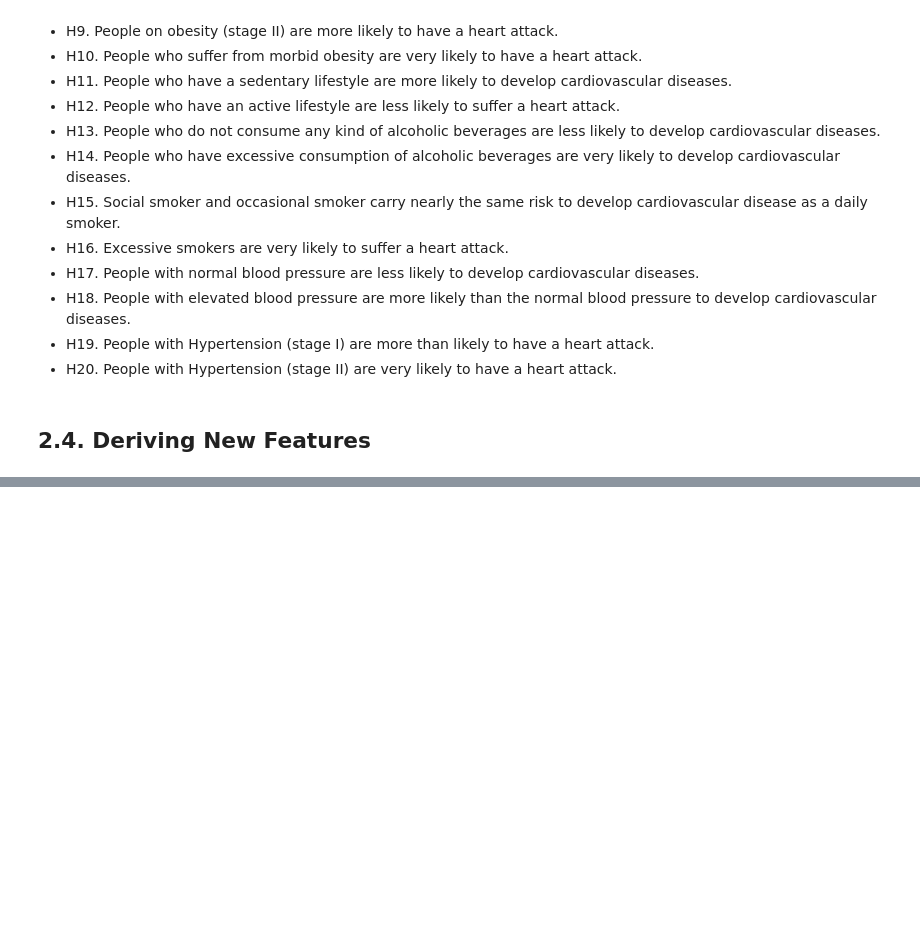
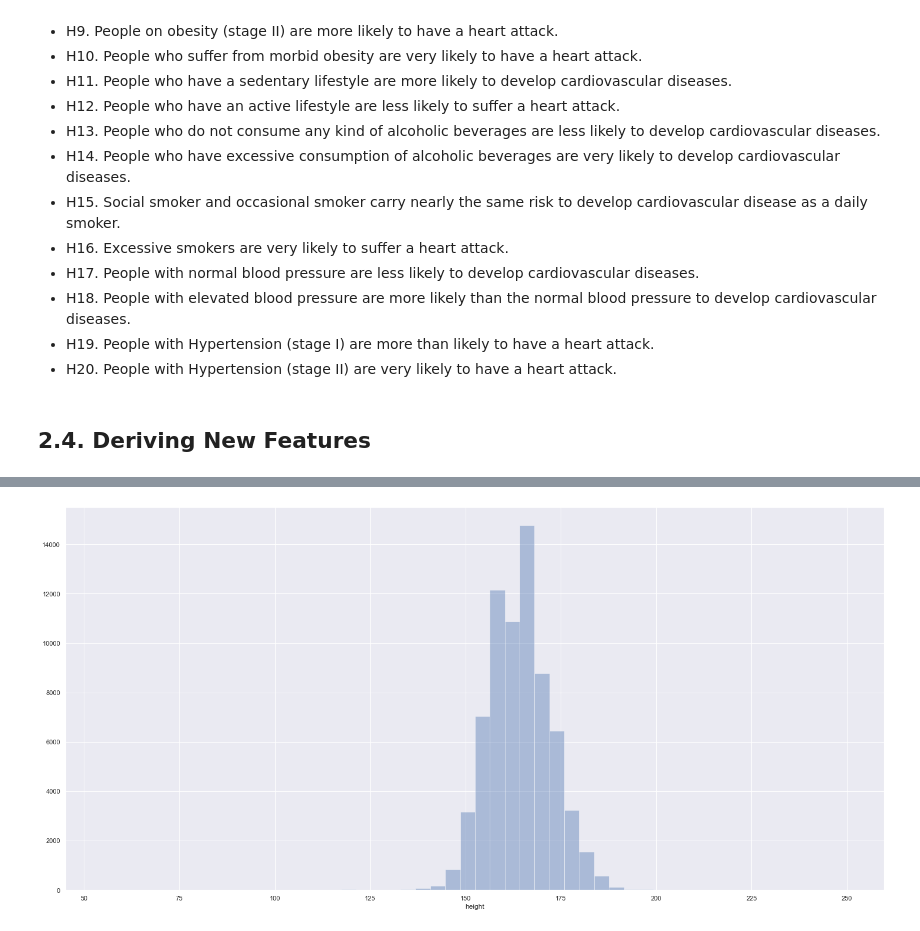
Before and after one commit to emidiovaleretto/cardio-catch-diseases, a Jupyter notebook: Cardio_Catch_Diseases.ipynb, the cells around one changed output, grey strips where cells are left out. Cells and saved outputs as stored; diff of their text form; code cells hidden in the pictures; blank space fills up the shorter version.

```diff
--- a/Cardio_Catch_Diseases.ipynb
+++ b/Cardio_Catch_Diseases.ipynb
@@ -453,0 +519,4 @@ df2.sample(10)
+# %%
+sns.distplot(df3['height'], kde=False);
+# %% [output]
+[figure, added]
```
Also changed, not shown: parts of 41 cells of this notebook.
